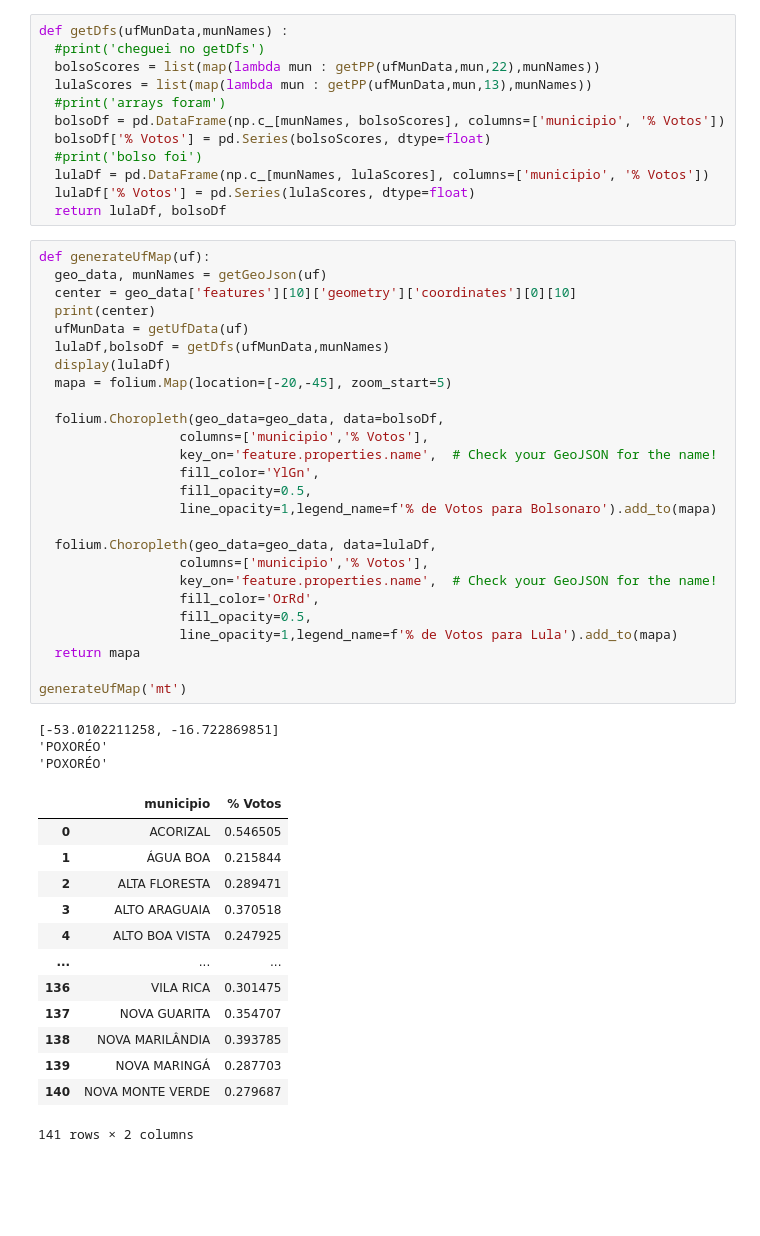
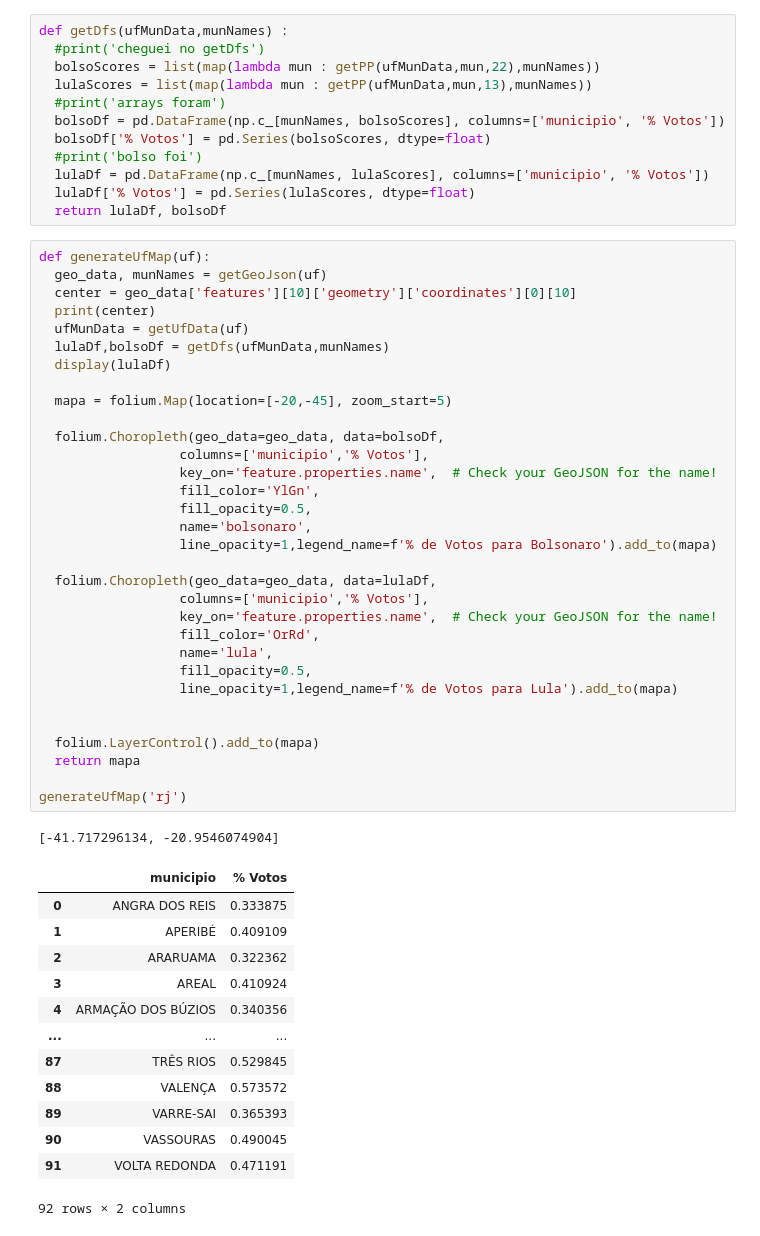
Before and after one commit to luisArthurRodriguesDaSilva/analise-eleicoes-brasileiras-2022, a Jupyter notebook: mapa.ipynb, the cells around one changed output. Drawn from its saved outputs; the diff is of its cells as text; blank space fills up the shorter version.

Commit message:
controle de camadas

```diff
--- a/mapa.ipynb
+++ b/mapa.ipynb
@@ -298,44 +298,48 @@ def getDfs(ufMunData,munNames) :
 # %%
 def generateUfMap(uf):
   geo_data, munNames = getGeoJson(uf)
   center = geo_data['features'][10]['geometry']['coordinates'][0][10]
   print(center)
   ufMunData = getUfData(uf)
   lulaDf,bolsoDf = getDfs(ufMunData,munNames)
   display(lulaDf)
+
   mapa = folium.Map(location=[-20,-45], zoom_start=5)
 
   folium.Choropleth(geo_data=geo_data, data=bolsoDf,
                   columns=['municipio','% Votos'],
                   key_on='feature.properties.name',  # Check your GeoJSON for the name!
                   fill_color='YlGn',
                   fill_opacity=0.5,
+                  name='bolsonaro',
                   line_opacity=1,legend_name=f'% de Votos para Bolsonaro').add_to(mapa)
 
   folium.Choropleth(geo_data=geo_data, data=lulaDf,
                   columns=['municipio','% Votos'],
                   key_on='feature.properties.name',  # Check your GeoJSON for the name!
                   fill_color='OrRd',
+                  name='lula',
                   fill_opacity=0.5,
                   line_opacity=1,legend_name=f'% de Votos para Lula').add_to(mapa)
+
+
+  folium.LayerControl().add_to(mapa)
   return mapa
 
-generateUfMap('mt')
+generateUfMap('rj')
 # %% [output]
-[-53.0102211258, -16.722869851]
-'POXORÉO'
-'POXORÉO'
+[-41.717296134, -20.9546074904]
 |  | municipio | % Votos |
-| 0 | ACORIZAL | 0.546505 |
-| 1 | ÁGUA BOA | 0.215844 |
-| 2 | ALTA FLORESTA | 0.289471 |
-| 3 | ALTO ARAGUAIA | 0.370518 |
-| 4 | ALTO BOA VISTA | 0.247925 |
+| 0 | ANGRA DOS REIS | 0.333875 |
+| 1 | APERIBÉ | 0.409109 |
+| 2 | ARARUAMA | 0.322362 |
+| 3 | AREAL | 0.410924 |
+| 4 | ARMAÇÃO DOS BÚZIOS | 0.340356 |
 | ... | ... | ... |
-| 136 | VILA RICA | 0.301475 |
-| 137 | NOVA GUARITA | 0.354707 |
-| 138 | NOVA MARILÂNDIA | 0.393785 |
-| 139 | NOVA MARINGÁ | 0.287703 |
-| 140 | NOVA MONTE VERDE | 0.279687 |
+| 87 | TRÊS RIOS | 0.529845 |
+| 88 | VALENÇA | 0.573572 |
+| 89 | VARRE-SAI | 0.365393 |
+| 90 | VASSOURAS | 0.490045 |
+| 91 | VOLTA REDONDA | 0.471191 |
-141 rows × 2 columns
+92 rows × 2 columns
 [interactive output not drawn]
```
